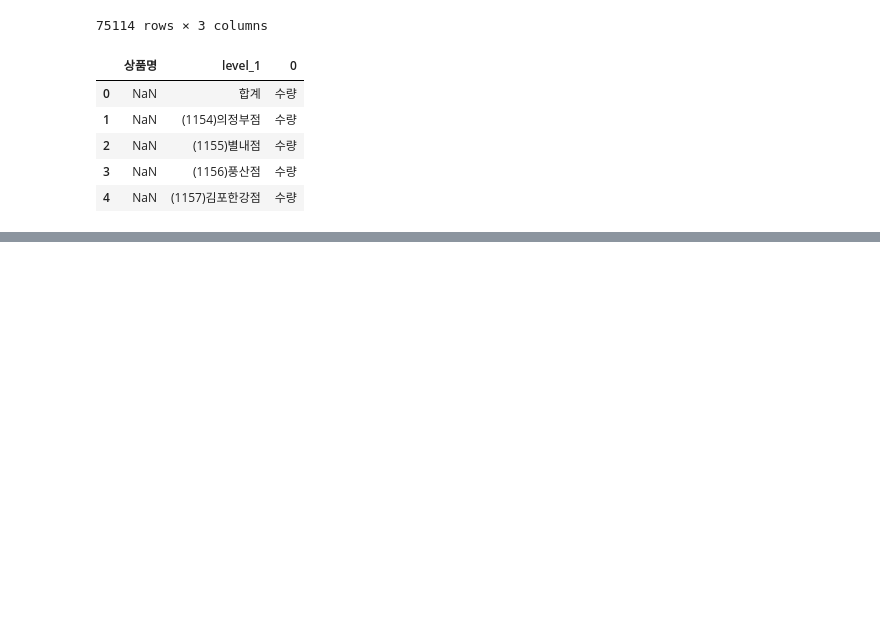
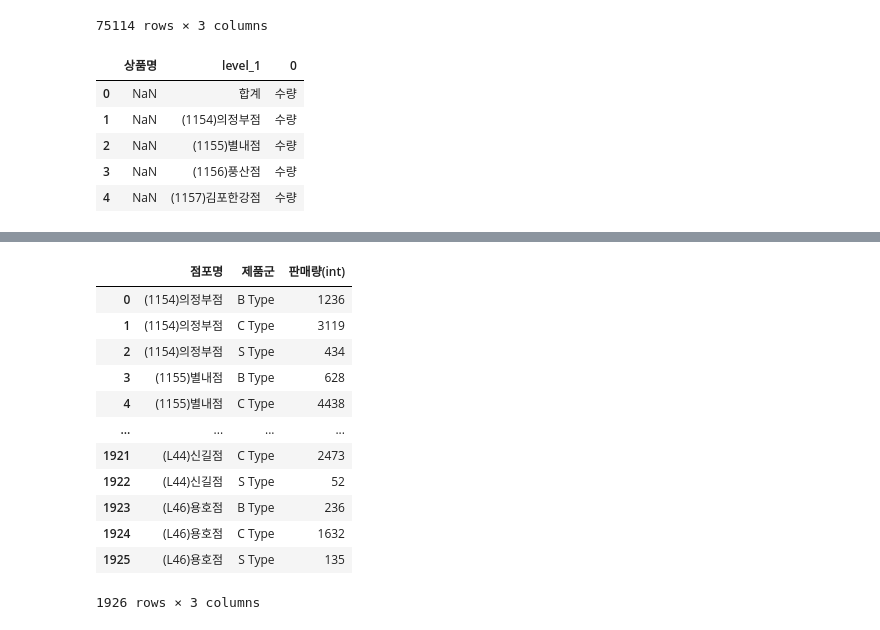
Before and after one commit to won195/TIL, a Jupyter notebook: Pandas를_이용한_회사에서_나오는_엑셀_데이터_처리.ipynb, the cells around one changed output, grey strips where cells are left out. Drawn from its saved outputs; the diff is of its cells as text; code cells hidden in the pictures; blank space fills up the shorter version.

```diff
--- a/Pandas를_이용한_회사에서_나오는_엑셀_데이터_처리.ipynb
+++ b/Pandas를_이용한_회사에서_나오는_엑셀_데이터_처리.ipynb
@@ -110,0 +203,17 @@ df2.loc[(~cond1)&(cond2)&(cond3)]
+# %%
+df6 = pd.pivot_table(data=df5, index=['점포명','제품군'],values='판매량(int)',aggfunc='sum').reset_index()
+df6
+# %% [output]
+|  | 점포명 | 제품군 | 판매량(int) |
+| 0 | (1154)의정부점 | B Type | 1236 |
+| 1 | (1154)의정부점 | C Type | 3119 |
+| 2 | (1154)의정부점 | S Type | 434 |
+| 3 | (1155)별내점 | B Type | 628 |
+| 4 | (1155)별내점 | C Type | 4438 |
+| ... | ... | ... | ... |
+| 1921 | (L44)신길점 | C Type | 2473 |
+| 1922 | (L44)신길점 | S Type | 52 |
+| 1923 | (L46)용호점 | B Type | 236 |
+| 1924 | (L46)용호점 | C Type | 1632 |
+| 1925 | (L46)용호점 | S Type | 135 |
+1926 rows × 3 columns
```
Also changed, not shown: parts of 17 cells of this notebook.
